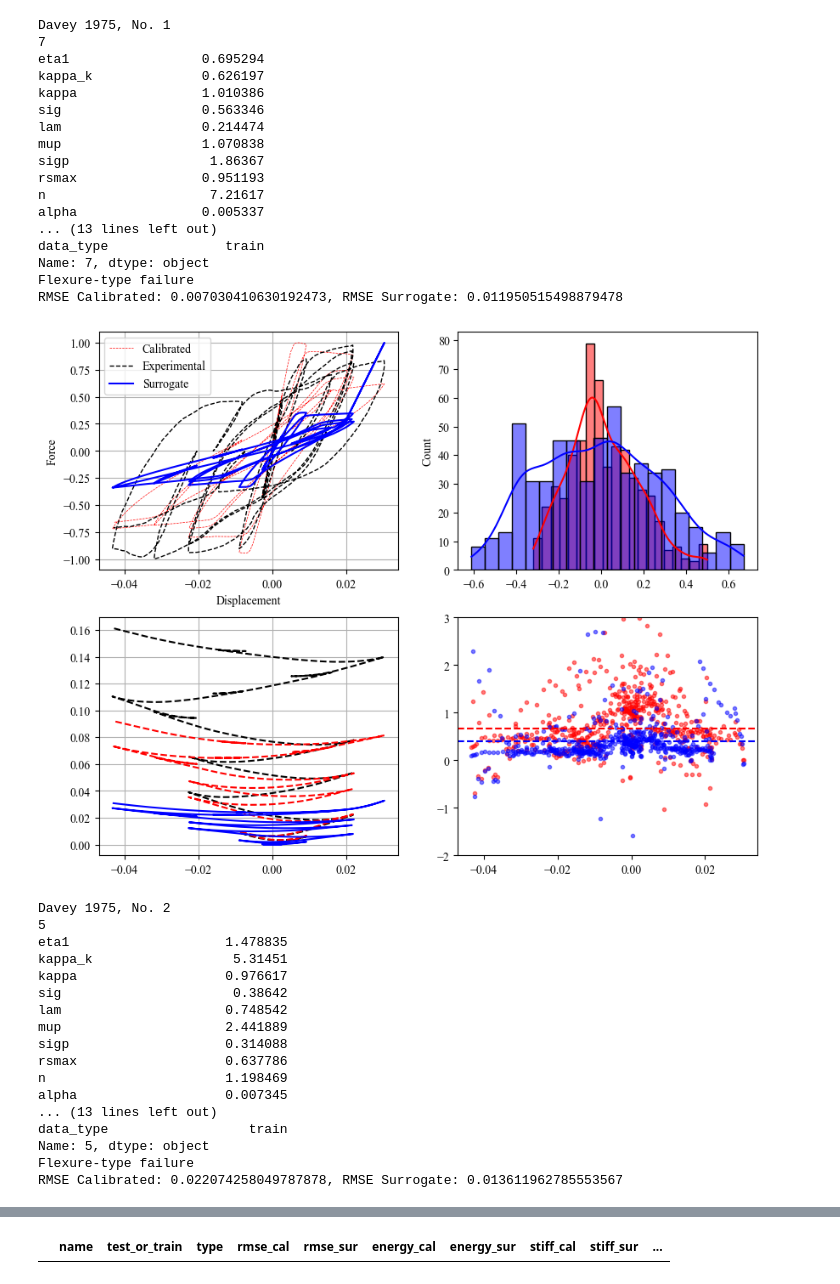
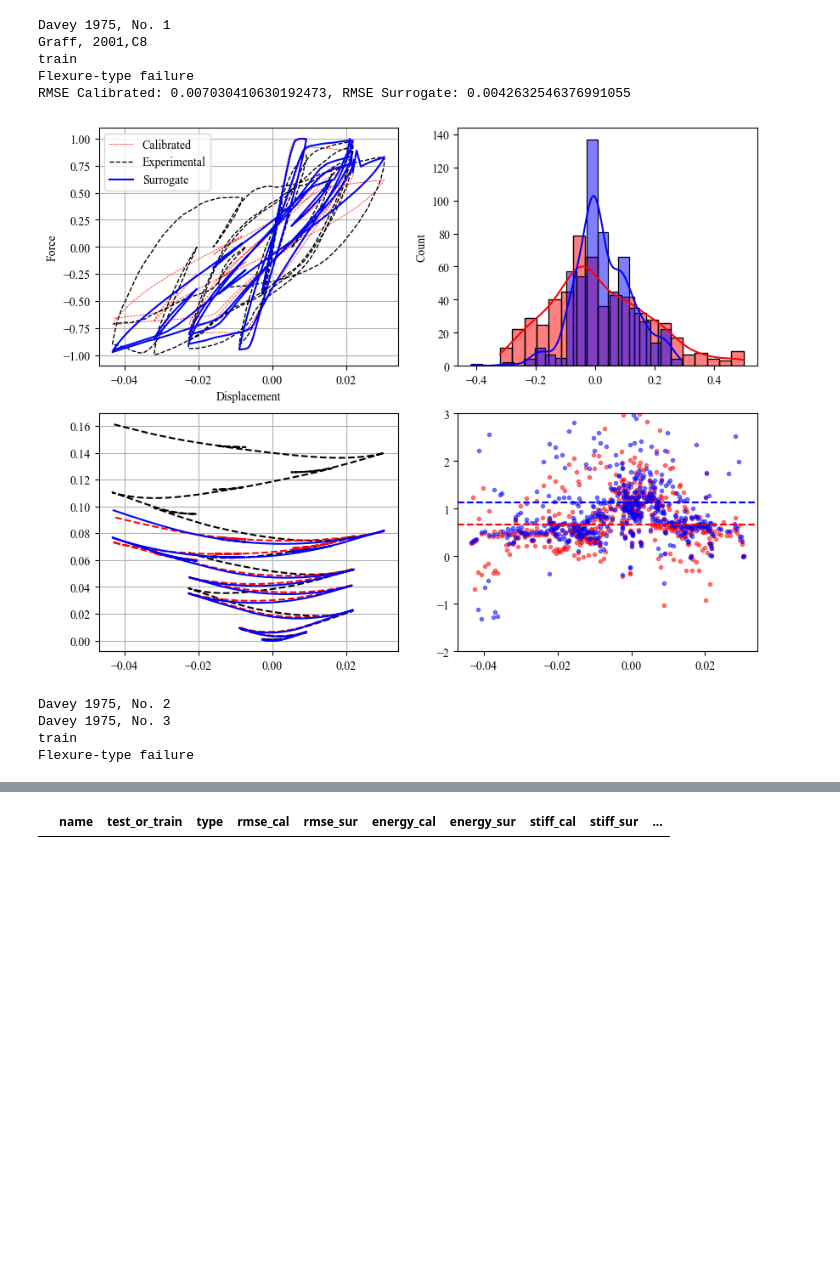
Before and after one commit to migagf/RC_Column_Model, a Jupyter notebook: run_gp_predictions_flexure_test.ipynb, the cells around one changed output, grey strips where cells are left out. Cells and saved outputs as stored; diff of their text form; code cells hidden in the pictures; blank space fills up the shorter version.

```diff
--- a/run_gp_predictions_flexure_test.ipynb
+++ b/run_gp_predictions_flexure_test.ipynb
@@ -45,7 +45,7 @@ f_train_data = pd.read_csv(f_surrogate_dir + r'\train_data.csv')
 f_train_data['data_type'] = 'train'
 
 # ------
-# Here, call surrogate model for shear failure
+# Here, call surrogate model for shear failure mode
 # ------
 s_surrogate_dir = r'C:\Users\Miguel.MIGUEL-DESK\Documents\GitHub\RC_Column_Model\quoFEM_Surrogate\combined_pd_005_just_good_data'
 s_template_dir = os.path.join(f_surrogate_dir, 'templatedir_SIM')
@@ -62,6 +62,9 @@ s_train_data['data_type'] = 'train'
 # Combine the training and testing data
 merged_data = pd.concat([f_train_data, f_test_data, s_train_data, s_test_data])
 
+# Restart indices in merged_data
+merged_data.reset_index(drop=True, inplace=True)
+
 # Input_json is the same for both cases
 input_json = r'C:\Users\Miguel.MIGUEL-DESK\Documents\GitHub\RC_Column_Model\quoFEM_Surrogate\scInput.json'
 
@@ -75,5 +78,6 @@ nondim_params_all = merged_data.iloc[:, nd_params_index]
 # Save the merged data
 merged_data.to_csv(r'C:\Users\Miguel.MIGUEL-DESK\Documents\GitHub\RC_Column_Model\merged_calibration_data.csv', index=False)
 
-merged_data.head()
+
+merged_data.iloc[0,0:13]
 # %% [output]
@@ -112,15 +123,15 @@ for file in allfiles[1::]:
     try:
         # Find name in the Name column of the merged_data
         index = merged_data[merged_data['name'] == name].index[0]
-        print(index)
-        print(merged_data.iloc[index, :])
+        #print(merged_data[merged_data['name'] == name])
+        print(merged_data['name'].iloc[index])
     except:
         print('Name not found')
         continue
 
-
     # Define data_type test or train
     data_type = merged_data.iloc[index, -1]
+    print(data_type)
 
     # Extract the calibrated and nondimensional parameters for both training and testing
     cal_params = merged_data.iloc[index, cal_params_index]
@@ -144,7 +155,7 @@ for file in allfiles[1::]:
             print('Shear-type failure')
             surrogate_file = s_surrogate_file
 
-        params, variance = main(params_list, [], surrogate_file, 'dummyout.out', input_json)
+        params = main(params_list, [], surrogate_file, 'dummyout.out', input_json)
 
         gp_predicted = []
 
@@ -215,63 +226,38 @@ for file in allfiles[1::]:
         mean_sur = np.median(stiff_ratio_sur[np.isfinite(stiff_ratio_sur)])
 
         plt.subplot(2, 2, 4)
         plt.plot(exp_data['disp'], tangent_stiffness_cal/tangent_stiffness_exp, '.', color='red', label='Calibrated Tangent Stiffness', alpha=0.5)
         plt.plot(exp_data['disp'], tangent_stiffness_sur/tangent_stiffness_exp, '.', color='blue', label='Surrogate Tangent Stiffness', alpha=0.5)
         plt.axhline(mean_cal, color='red', linestyle='--', label='Mean Calibrated')
         plt.axhline(mean_sur, color='blue', linestyle='--', label='Mean Surrogate')
 
         #plt.plot(exp_data['disp'], tangent_stiffness_cal/tangent_stiffness_exp, 'r.', label='Calibrated Tangent Stiffness')
         #plt.plot(exp_data['disp'], tangent_stiffness_sur/tangent_stiffness_exp, 'b.', label='Surrogate Tangent Stiffness')
         plt.ylim(-2.0, 3.0)
         plt.show()
         # cc += 1
 
         # Create a dataframe for the performance data of this single case, includin the nondimensional parameters
         performance_data = pd.DataFrame([[name, data_type, test_data['FailureType'], rmse_cal, rmse_sur, energy_abs_cal, energy_abs_sur, mean_cal, mean_sur] + list(nondim_params)], columns=columns)
 
         # Append to the main dataframe
         surrogate_performance_data = pd.concat([surrogate_performance_data, performance_data], ignore_index=True)
 
     except Exception as quepaso:
         print('Something happened')
         print(quepaso)
         continue
 
 # Save the performance data to a CSV file
 surrogate_performance_data.to_csv('surrogate_performance_data_new.csv', index=False)
 # %% [output]
 Davey 1975, No. 1
-7
-eta1                 0.695294
-kappa_k              0.626197
-kappa                1.010386
-sig                  0.563346
-lam                  0.214474
-mup                  1.070838
-sigp                  1.86367
-rsmax                0.951193
-n                     7.21617
-alpha                0.005337
-... (13 lines left out)
-data_type               train
-Name: 7, dtype: object
+Graff, 2001,C8
+train
 Flexure-type failure
-RMSE Calibrated: 0.007030410630192473, RMSE Surrogate: 0.011950515498879478
+RMSE Calibrated: 0.007030410630192473, RMSE Surrogate: 0.0042632546376991055
-[figure, old version]
+[figure, new version]
 Davey 1975, No. 2
-5
-eta1                    1.478835
-kappa_k                  5.31451
-kappa                   0.976617
-sig                      0.38642
-lam                     0.748542
-mup                     2.441889
-sigp                    0.314088
-rsmax                   0.637786
-n                       1.198469
-alpha                   0.007345
-... (13 lines left out)
-data_type                  train
-Name: 5, dtype: object
+Davey 1975, No. 3
+train
 Flexure-type failure
-RMSE Calibrated: 0.022074258049787878, RMSE Surrogate: 0.013611962785553567
```
Also changed, not shown: parts of 2 cells of this notebook, 7 other files.
